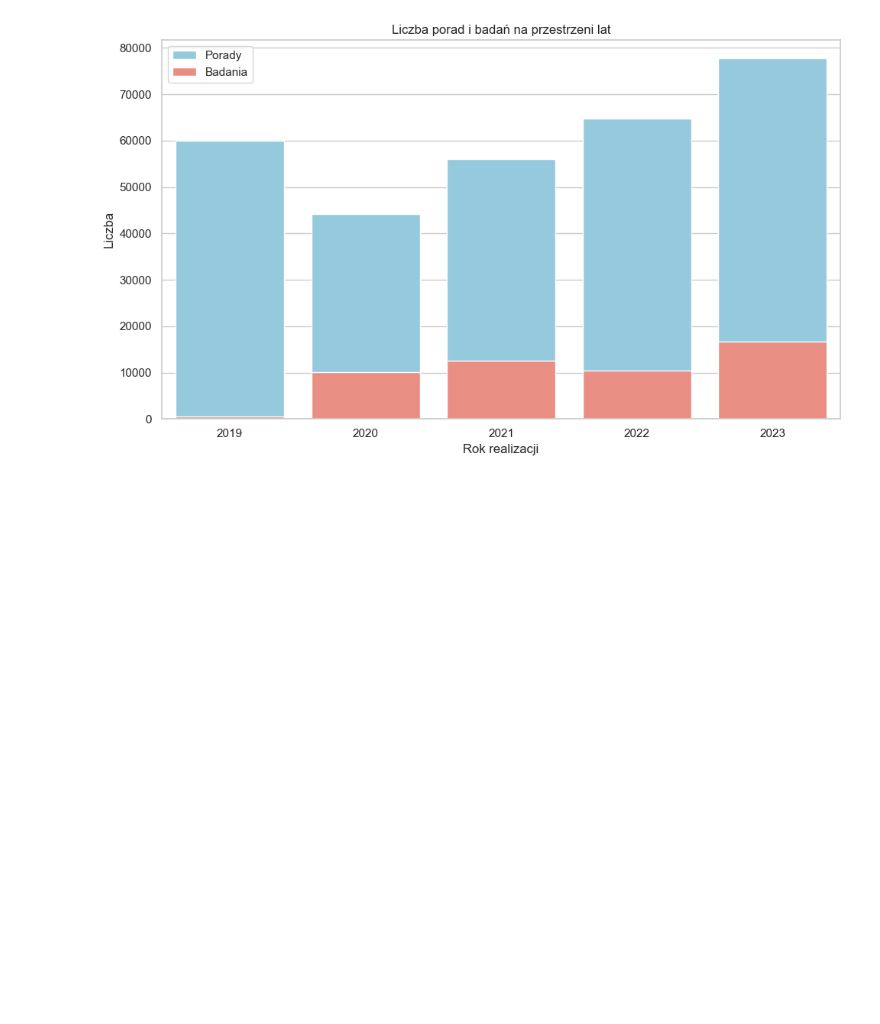
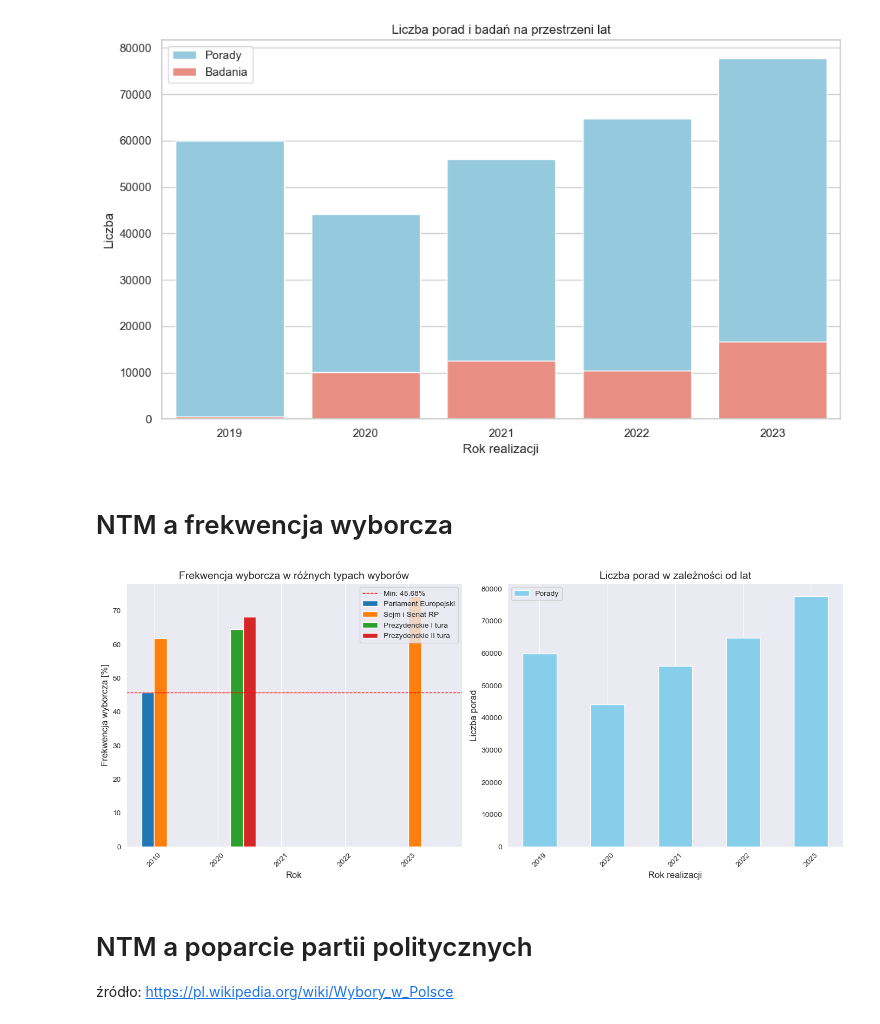
Before and after one commit to KacperJarosik/NTM, a Jupyter notebook: main.ipynb, the cells around one changed output. Saved outputs shown, nothing was run; the diff lists cells and outputs as text; code cells hidden in the pictures; blank space fills up the shorter version.

Commit message:
dodanie porównania NTM a frekwencja wyborcza

```diff
--- a/main.ipynb
+++ b/main.ipynb
@@ -648,3 +648,72 @@ plt.tight_layout()
 plt.show()
 # %% [output]
 [figure]
+# %% [markdown]
+# NTM a frekwencja wyborcza
+# %%
+import pandas as pd
+import matplotlib.pyplot as plt
+import numpy as np
+
+# Dane frekwencji wyborczej
+lata = [2019, 2020, 2021, 2022, 2023]
+wybory = {
+    "Parlament Europejski": [45.68, None, None, None, None],
+    "Sejm i Senat RP": [61.74, None, None, None, 74.38],
+    "Prezydenckie I tura": [None, 64.51, None, None, None],
+    "Prezydenckie II tura": [None, 68.18, None, None, None]
+}
+
+# Przygotowanie danych do wykresu
+x = np.arange(len(lata))  # Indeksy dla osi X
+width = 0.2  # Szerokość słupków
+
+fig, axes = plt.subplots(1, 2, figsize=(14, 6))
+
+# Pierwszy wykres - frekwencja wyborcza
+ax1 = axes[0]
+all_values = [f for frekwencja in wybory.values() for f in frekwencja if f is not None]
+min_value = min(all_values) if all_values else 0
+
+for i, (typ, frekwencja) in enumerate(wybory.items()):
+    values = [f if f is not None else 0 for f in frekwencja]
+    ax1.bar(x + i * width, values, width=width, label=typ)
+
+ax1.axhline(y=min_value, color='r', linestyle='--', linewidth=1, label=f'Min: {min_value:.2f}%')
+ax1.set_xlabel("Rok", fontsize=12)
+ax1.set_ylabel("Frekwencja wyborcza [%]", fontsize=12)
+ax1.set_title("Frekwencja wyborcza w różnych typach wyborów", fontsize=14)
+ax1.set_xticks(x + width / 2)
+ax1.set_xticklabels(lata, rotation=45)
+ax1.legend()
+ax1.grid(axis='y')
+
+# Drugi wykres - liczba porad
+file_path = "dane zgrupowane/opieka ambulatoryjna/porady_ambulatoryjne_sprawozdane_z_rozpoznaniem_NTM2019-2023.xlsx"
+data = pd.read_excel(file_path)
+
+# Agregacja danych po roku
+df_porady_sum = data.groupby("rok realizacji")["liczba"].sum().reset_index()
+
+lata_porad = sorted(df_porady_sum["rok realizacji"].unique())
+x_porad = np.arange(len(lata_porad))
+liczba_porad = df_porady_sum["liczba"].tolist()
+
+ax2 = axes[1]
+ax2.bar(x_porad, liczba_porad, width=0.5, color='skyblue', label="Porady")
+
+ax2.set_xlabel("Rok realizacji", fontsize=12)
+ax2.set_ylabel("Liczba porad", fontsize=12)
+ax2.set_title("Liczba porad w zależności od lat", fontsize=14)
+ax2.set_xticks(x_porad)
+ax2.set_xticklabels(lata_porad, rotation=45)
+ax2.legend()
+ax2.grid(axis='y')
+
+plt.tight_layout()
+plt.show()
+# %% [output]
+[figure, added]
+# %% [markdown]
+# NTM a poparcie partii politycznych
+źródło: https://pl.wikipedia.org/wiki/Wybory_w_Polsce
```
